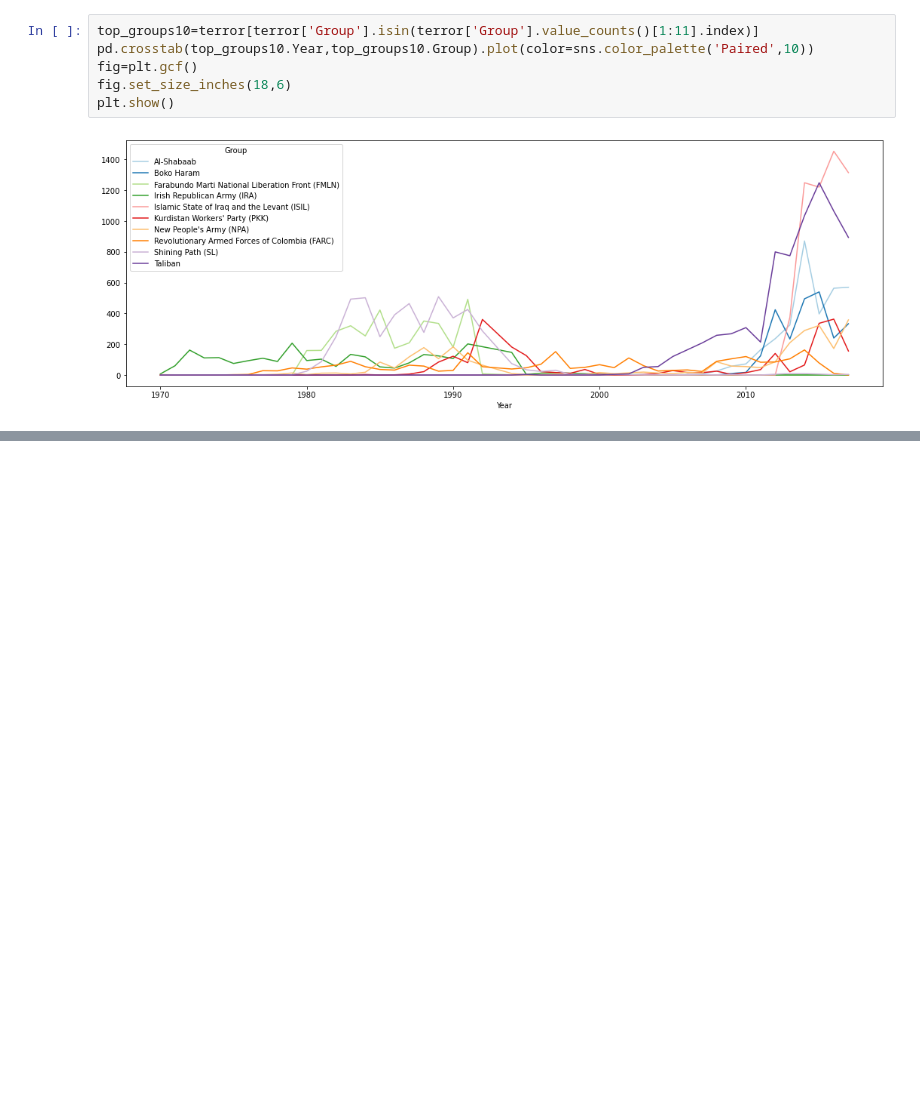
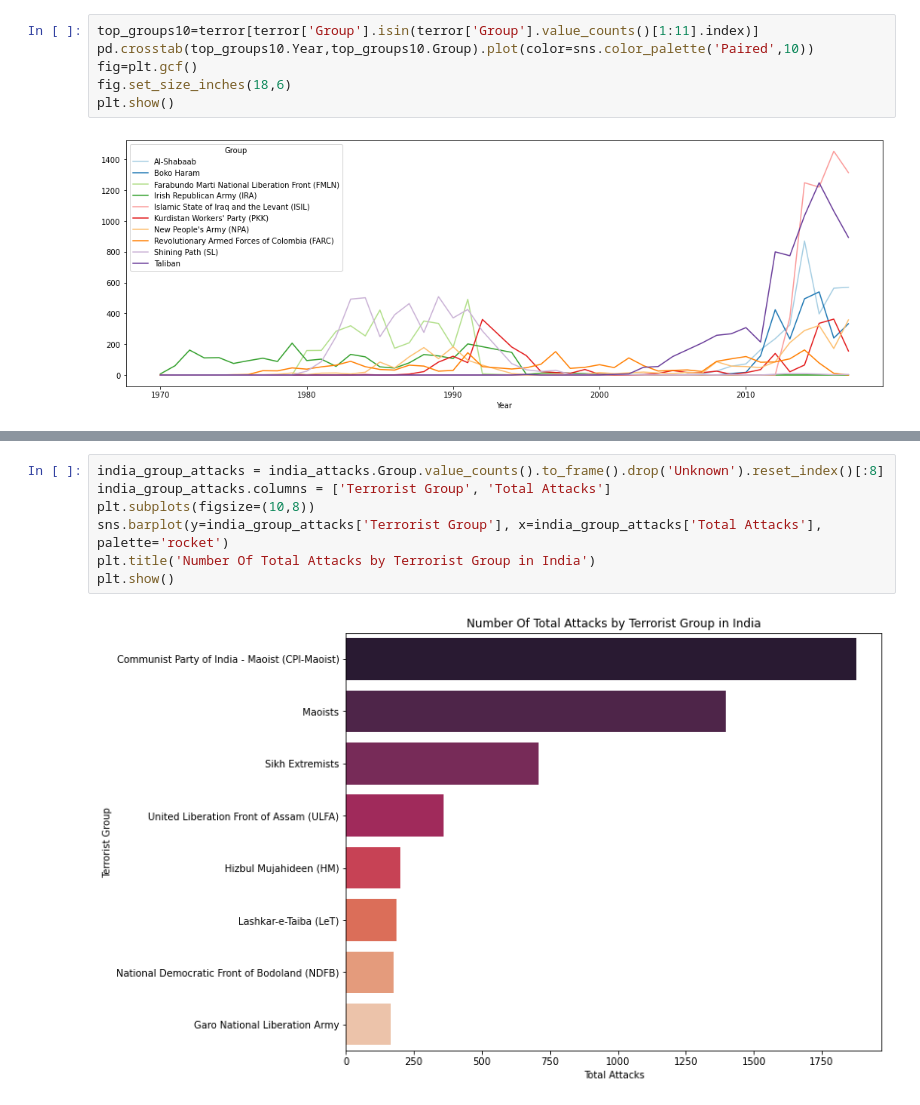
Before and after one commit to Akshitbagri/TSF-GRIP-Data-Science-Business-Analytics, a Jupyter notebook: Exploratory Data Analysis - Terrorism/Analysis.ipynb, the cells around one changed output, grey strips where cells are left out. Saved outputs shown, nothing was run; the diff lists cells and outputs as text; blank space fills up the shorter version.

```diff
--- a/Exploratory Data Analysis - Terrorism/Analysis.ipynb
+++ b/Exploratory Data Analysis - Terrorism/Analysis.ipynb
@@ -240,0 +303,9 @@ plt.show()
+# %%
+india_group_attacks = india_attacks.Group.value_counts().to_frame().drop('Unknown').reset_index()[:8]
+india_group_attacks.columns = ['Terrorist Group', 'Total Attacks']
+plt.subplots(figsize=(10,8))
+sns.barplot(y=india_group_attacks['Terrorist Group'], x=india_group_attacks['Total Attacks'], palette='rocket')
+plt.title('Number Of Total Attacks by Terrorist Group in India')
+plt.show()
+# %% [output]
+[figure, added]
```
Also changed, not shown: parts of 7 cells of this notebook.
